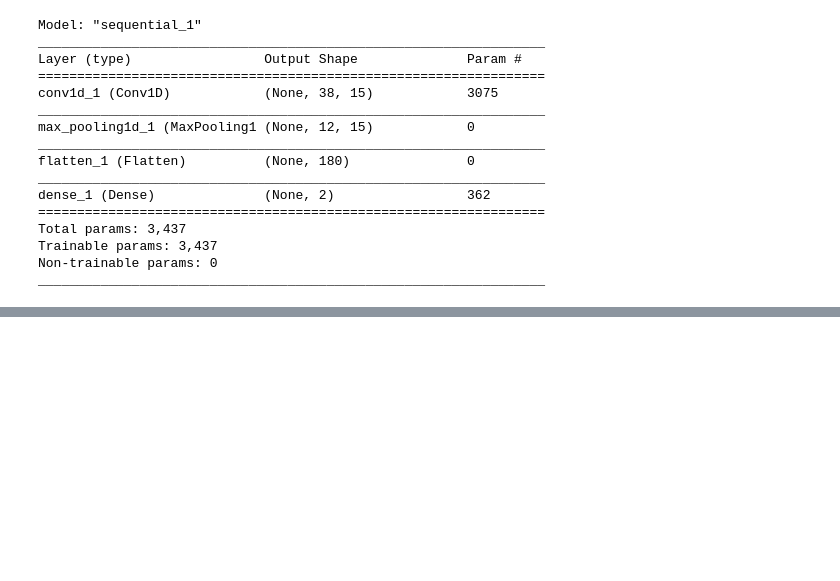
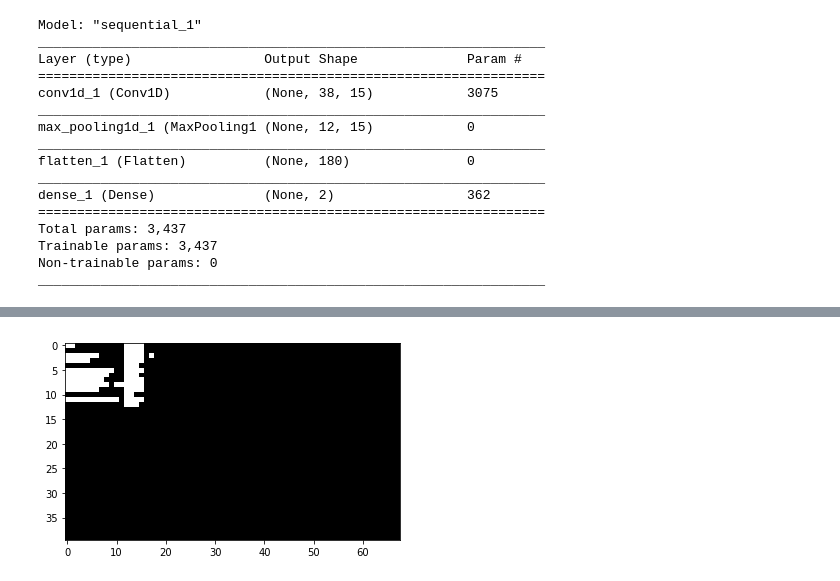
Before and after one commit to dpasse/boom-shaka-laka, a Jupyter notebook: notebooks/tables/simple_table_regression_poc.ipynb, the cells around one changed output, grey strips where cells are left out. Saved outputs shown, nothing was run; the diff lists cells and outputs as text; code cells hidden in the pictures; blank space fills up the shorter version.

Commit message:
split all tables

```diff
--- a/notebooks/tables/simple_table_regression_poc.ipynb
+++ b/notebooks/tables/simple_table_regression_poc.ipynb
@@ -288,6 +280,42 @@ Total params: 3,437
 Trainable params: 3,437
 Non-trainable params: 0
 _________________________________________________________________
+# %%
+def split_file(indexes, text):
+
+    splits = []
+
+    previous_index = -1
+    for index in filter(lambda x: x > 0, indexes):
+        print(index)
+        for row in text:
+            if previous_index > 0:
+                splits.append(row[previous_index:index].tolist())
+            else:
+                splits.append(row[:index].tolist())
+
+        previous_index = index
+
+    if previous_index > 0:
+        for row in text:
+            splits.append(row[previous_index:].tolist())
+
+    if len(splits) == 0:
+        return text
+
+    _max = np.max([
+        len(row)
+        for row in splits
+    ])
+
+    formatted = []
+    for row in splits:
+        while len(row) < _max:
+            row.append(0)
+
+        formatted.append(row)
+
+    return formatted
 # %%
 plt.imshow(X_train[0], cmap='gray')
 plt.show()
@@ -303,3 +330,10 @@ plt.show()
+# %%
+formatted = split_file(indexes, X_train[0])
+
+plt.imshow(formatted, cmap='gray')
+plt.show()
+# %% [output]
+[figure, added]
 # %%
 plt.imshow(X_train[1], cmap='gray')
 plt.show()
```
Also changed, not shown: parts of 10 cells of this notebook.
